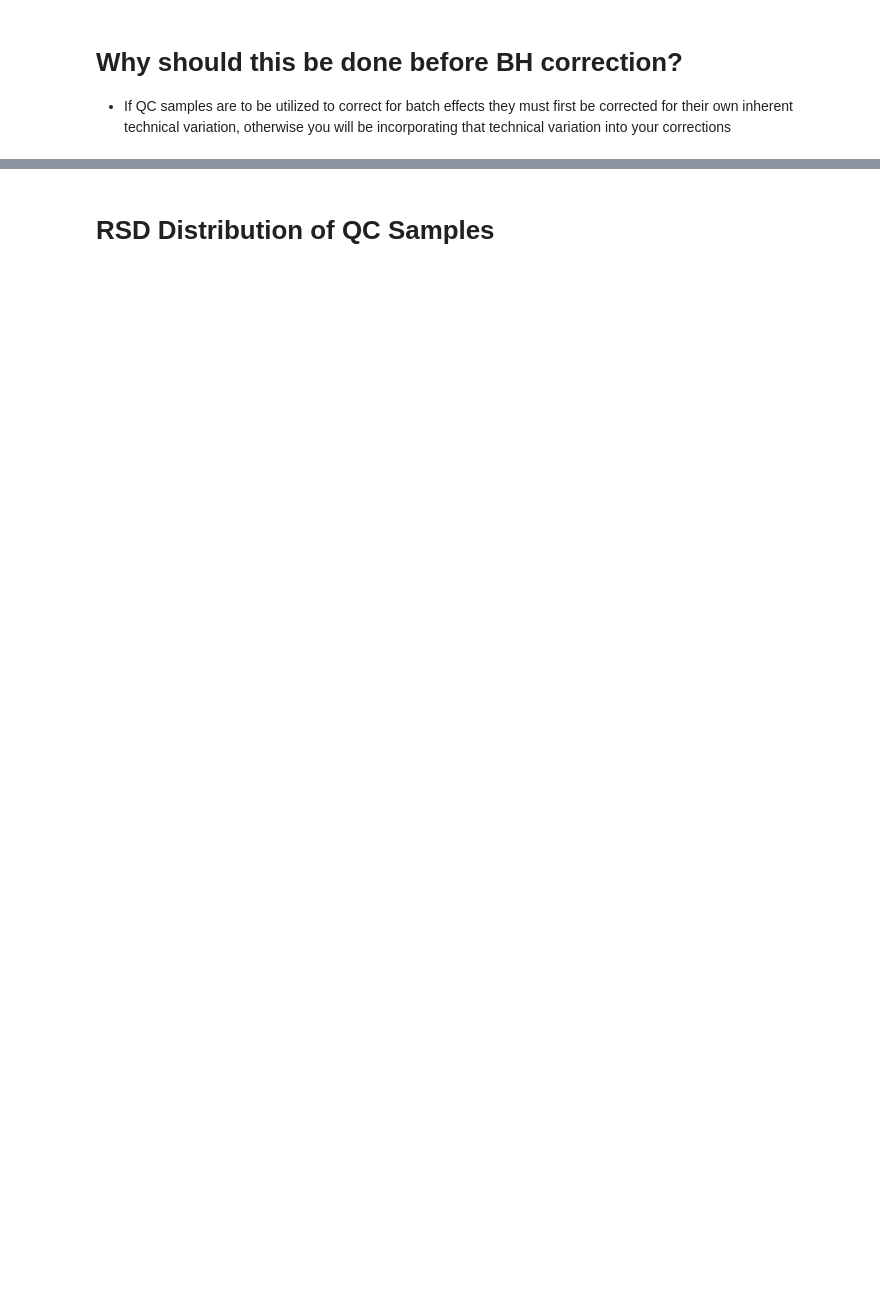
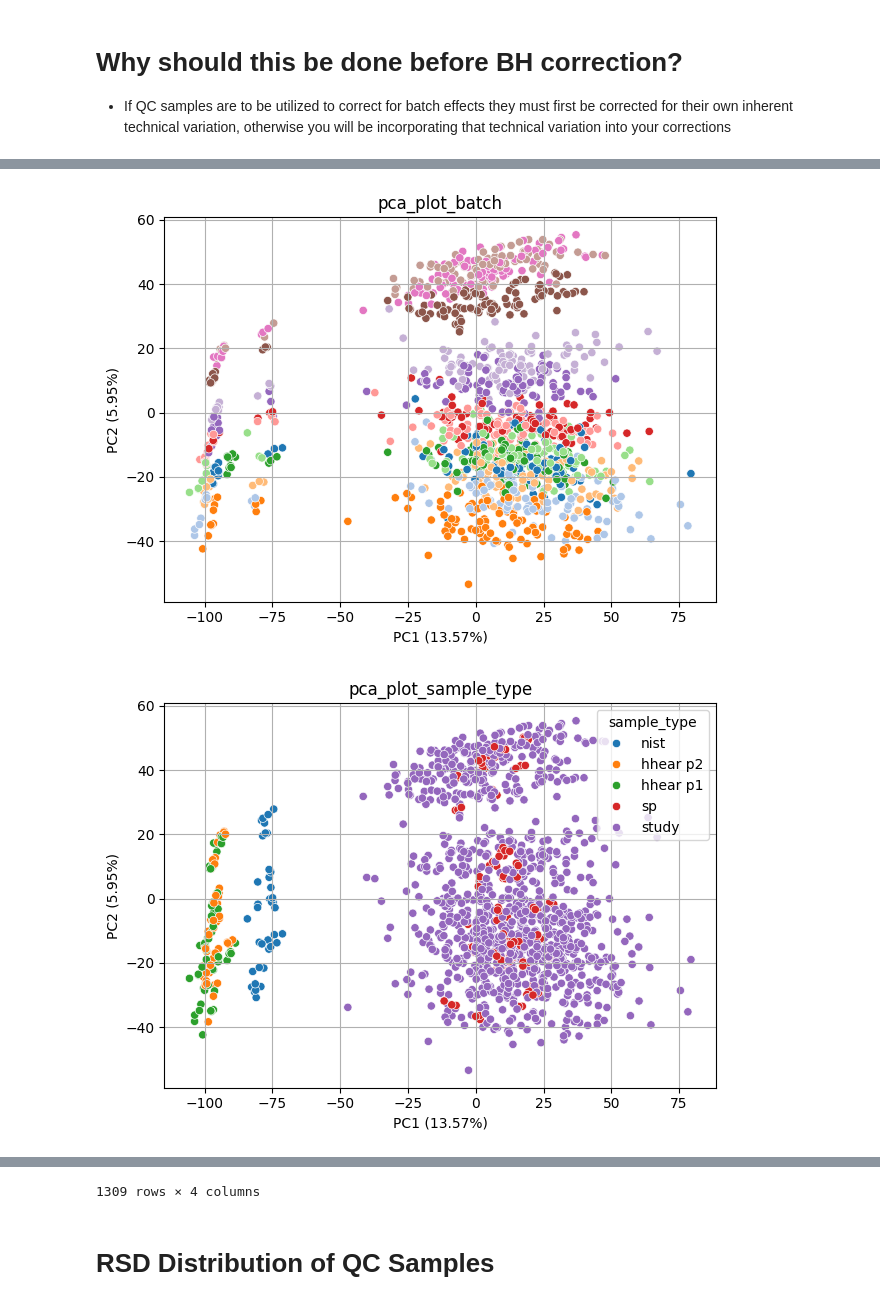
Before and after one commit to JulianAileru/MultiBatchAssessment, a Jupyter notebook: src/fbsc-1.ipynb, the cells around one changed output, grey strips where cells are left out. Saved outputs shown, nothing was run; the diff lists cells and outputs as text; code cells hidden in the pictures; blank space fills up the shorter version.

```diff
--- a/src/fbsc-1.ipynb
+++ b/src/fbsc-1.ipynb
@@ -28,0 +49,5 @@ D = D.loc[M.index,:]
+# %%
+pca_plot(TIC(D.fillna(min_val)),M,hues=['batch','sample_type'],plot_without_blanks=True)
+# %% [output]
+[figure, added]
+[figure, added]
@@ -29,3 +66,4 @@ D = D.loc[M.index,:]
+1309 rows × 4 columns
 # %% [markdown]
 # RSD Distribution of QC Samples
 # %%
```
Also changed, not shown: parts of 13 cells of this notebook.
